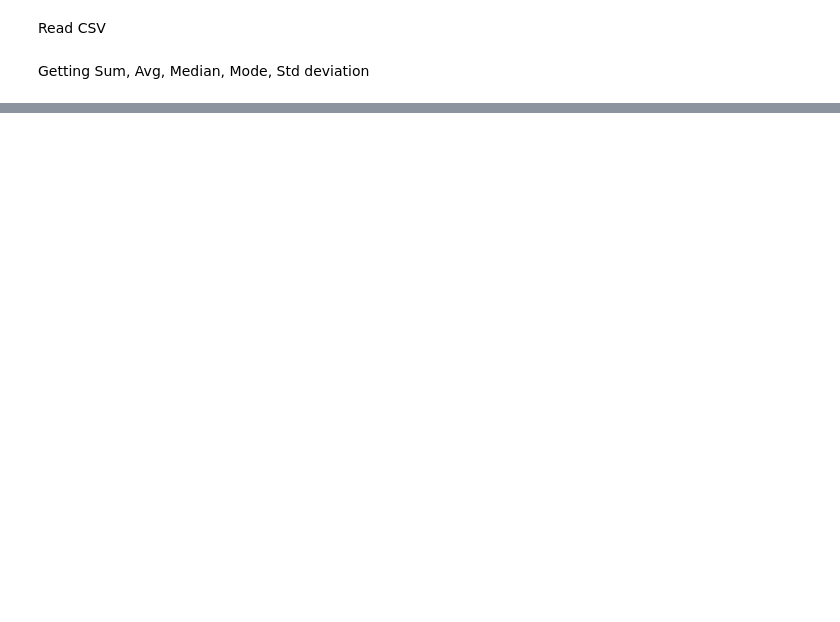
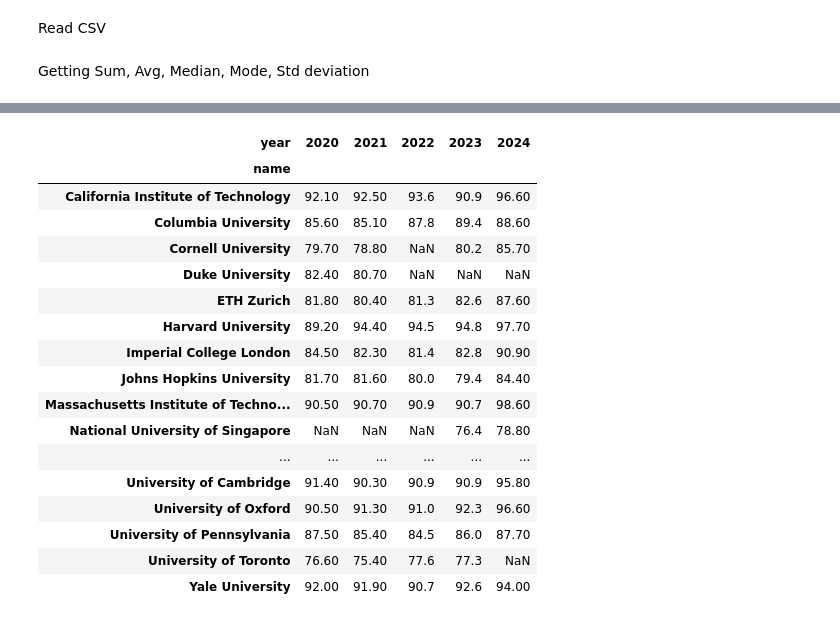
Before and after one commit to jellocode/TimesHigherRanking2024, a Jupyter notebook: notebooks/tables-2024.ipynb, the cells around one changed output, grey strips where cells are left out. Cells and saved outputs as stored; diff of their text form; code cells hidden in the pictures; blank space fills up the shorter version.

```diff
--- a/notebooks/tables-2024.ipynb
+++ b/notebooks/tables-2024.ipynb
@@ -54,0 +131,25 @@ top_df2
+# %%
+import pandas as pd
+data = pd.read_csv(r'clean-v1.csv')
+
+average_scores = data.groupby(["name", "year"])["scores_teaching"].mean().unstack()
+average_scores
+# %% [output]
+| year | 2020 | 2021 | 2022 | 2023 | 2024 |
+| name |  |  |  |  |  |
+| California Institute of Technology | 92.10 | 92.50 | 93.6 | 90.9 | 96.60 |
+| Columbia University | 85.60 | 85.10 | 87.8 | 89.4 | 88.60 |
+| Cornell University | 79.70 | 78.80 | NaN | 80.2 | 85.70 |
+| Duke University | 82.40 | 80.70 | NaN | NaN | NaN |
+| ETH Zurich | 81.80 | 80.40 | 81.3 | 82.6 | 87.60 |
+| Harvard University | 89.20 | 94.40 | 94.5 | 94.8 | 97.70 |
+| Imperial College London | 84.50 | 82.30 | 81.4 | 82.8 | 90.90 |
+| Johns Hopkins University | 81.70 | 81.60 | 80.0 | 79.4 | 84.40 |
+| Massachusetts Institute of Techno... | 90.50 | 90.70 | 90.9 | 90.7 | 98.60 |
+| National University of Singapore | NaN | NaN | NaN | 76.4 | 78.80 |
+| ... | ... | ... | ... | ... | ... |
+| University of Cambridge | 91.40 | 90.30 | 90.9 | 90.9 | 95.80 |
+| University of Oxford | 90.50 | 91.30 | 91.0 | 92.3 | 96.60 |
+| University of Pennsylvania | 87.50 | 85.40 | 84.5 | 86.0 | 87.70 |
+| University of Toronto | 76.60 | 75.40 | 77.6 | 77.3 | NaN |
+| Yale University | 92.00 | 91.90 | 90.7 | 92.6 | 94.00 |
```
Also changed, not shown: parts of 4 cells of this notebook, 17 other files.
